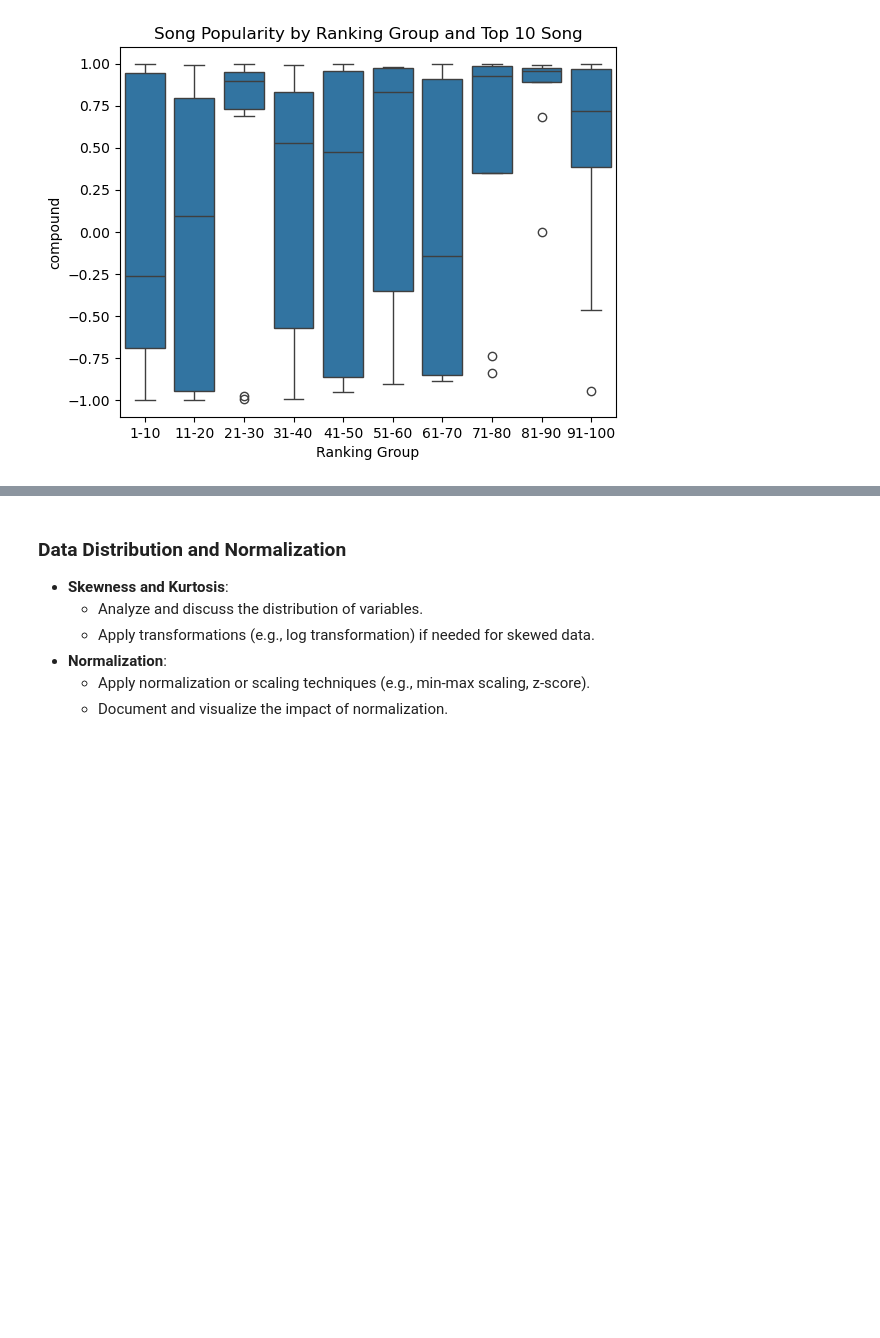
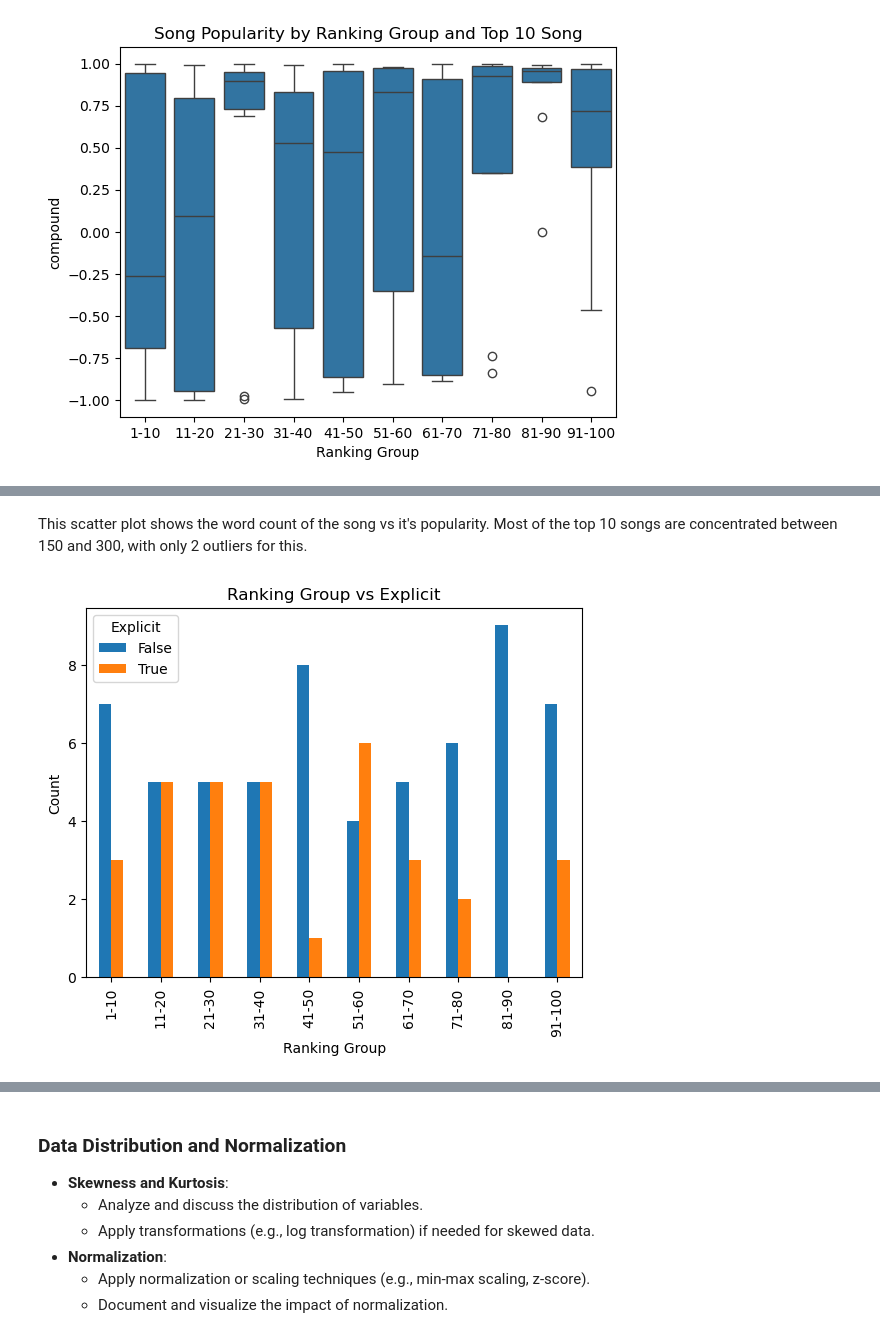
Before and after one commit to satomitheito/Spotify-Song-Analysis, a Jupyter notebook: technical-details/eda/main.ipynb, the cells around one changed output, grey strips where cells are left out. Cells and saved outputs as stored; diff of their text form; code cells hidden in the pictures; blank space fills up the shorter version.

```diff
--- a/technical-details/eda/main.ipynb
+++ b/technical-details/eda/main.ipynb
@@ -317,0 +323,16 @@ This is a graph of the compound
+# %% [markdown]
+This scatter plot shows the word count of the song vs it's popularity. Most of the top 10 songs are concentrated between 150 and 300, with only 2 outliers for this.
+# %%
+# Create crosstab for Ranking Group vs Explicit
+explicit_ranking_crosstab = pd.crosstab(df_cl['Ranking Group'], df_cl['Explicit'])
+
+# Plot a grouped bar plot
+explicit_ranking_crosstab.plot(kind='bar', stacked=False)
+plt.title('Ranking Group vs Explicit')
+plt.xlabel('Ranking Group')
+plt.ylabel('Count')
+plt.xticks(rotation=90)
+plt.legend(title='Explicit')
+plt.show()
+# %% [output]
+[figure, added]
```
Also changed, not shown: parts of 8 cells of this notebook, 2 other files.
